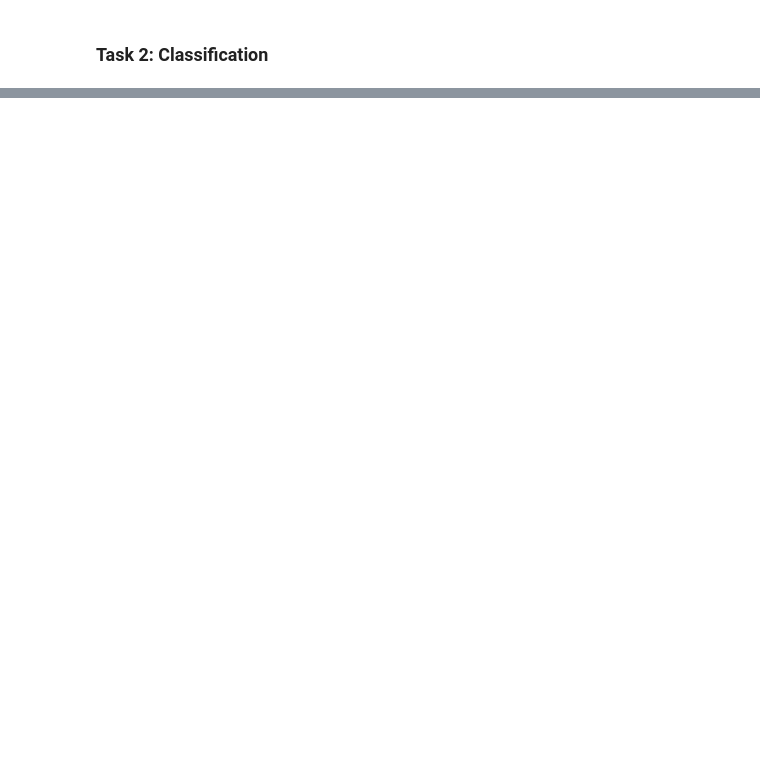
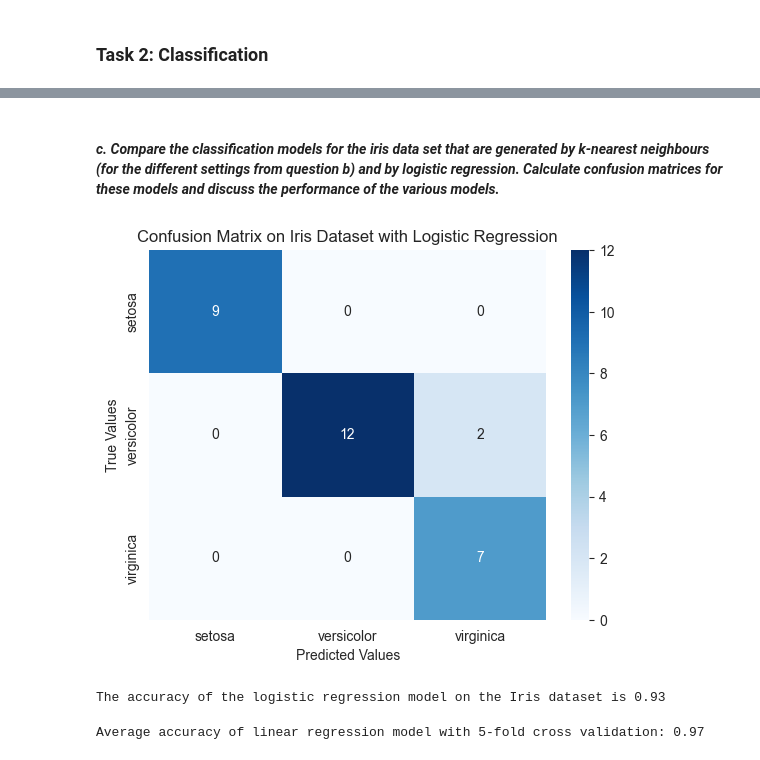
Before and after one commit to sdvelev/Introduction-To-Data-Science-And-AI, a Jupyter notebook: 02-regression-and-classification/assignment-2-Stefan-Velev.ipynb, the cells around one changed output, grey strips where cells are left out. Saved outputs shown, nothing was run; the diff lists cells and outputs as text; code cells hidden in the pictures; blank space fills up the shorter version.

```diff
--- a/02-regression-and-classification/assignment-2-Stefan-Velev.ipynb
+++ b/02-regression-and-classification/assignment-2-Stefan-Velev.ipynb
@@ -171,0 +376,28 @@ plt.show()
+# %% [markdown]
+#### ***c. Compare the classification models for the iris data set that are generated by k-nearest neighbours (for the different settings from question b) and by logistic regression. Calculate confusion matrices for these models and discuss the performance of the various models.***
+# %%
+x_iris = iris.data
+y_iris = iris.target
+
+X_train, X_test, y_train, y_test = train_test_split(x_iris, y_iris, test_size=0.2)
+model_iris_logistic = LogisticRegression(max_iter=200)
+model_iris_logistic.fit(X_train, y_train)
+y_pred = model_iris_logistic.predict(X_test)
+
+conf_matrix_logistic_regression = confusion_matrix(y_test, y_pred)
+sns.heatmap(conf_matrix_logistic_regression, annot=True, fmt='d', cmap='Blues', xticklabels=iris.target_names,
+            yticklabels=iris.target_names)
+plt.xlabel('Predicted Values')
+plt.ylabel('True Values')
+plt.title('Confusion Matrix on Iris Dataset with Logistic Regression')
+plt.show()
+accuracy_logistic_regression = accuracy_score(y_test, y_pred)
+print(f'The accuracy of the logistic regression model on the Iris dataset is {accuracy_logistic_regression:.2f}')
+# %% [output]
+[figure, added]
+The accuracy of the logistic regression model on the Iris dataset is 0.93
+# %%
+cv_scores_logistic_regression = cross_val_score(model_iris_logistic, x_iris, y_iris, cv=5)
+print(f"Average accuracy of linear regression model with 5-fold cross validation: {np.mean(cv_scores_logistic_regression):.2f}")
+# %% [output]
+Average accuracy of linear regression model with 5-fold cross validation: 0.97
```
Also changed, not shown: parts of 26 cells of this notebook.
